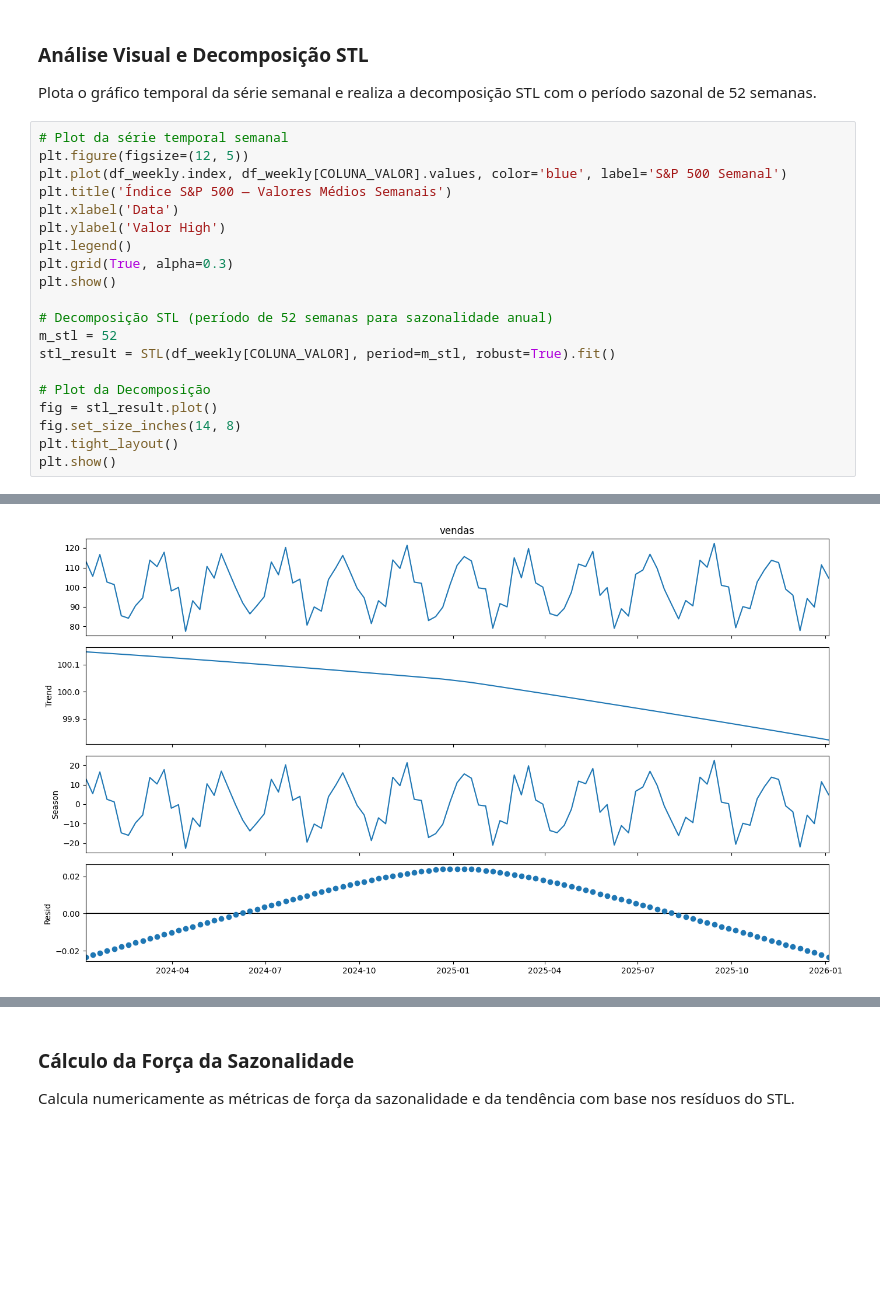
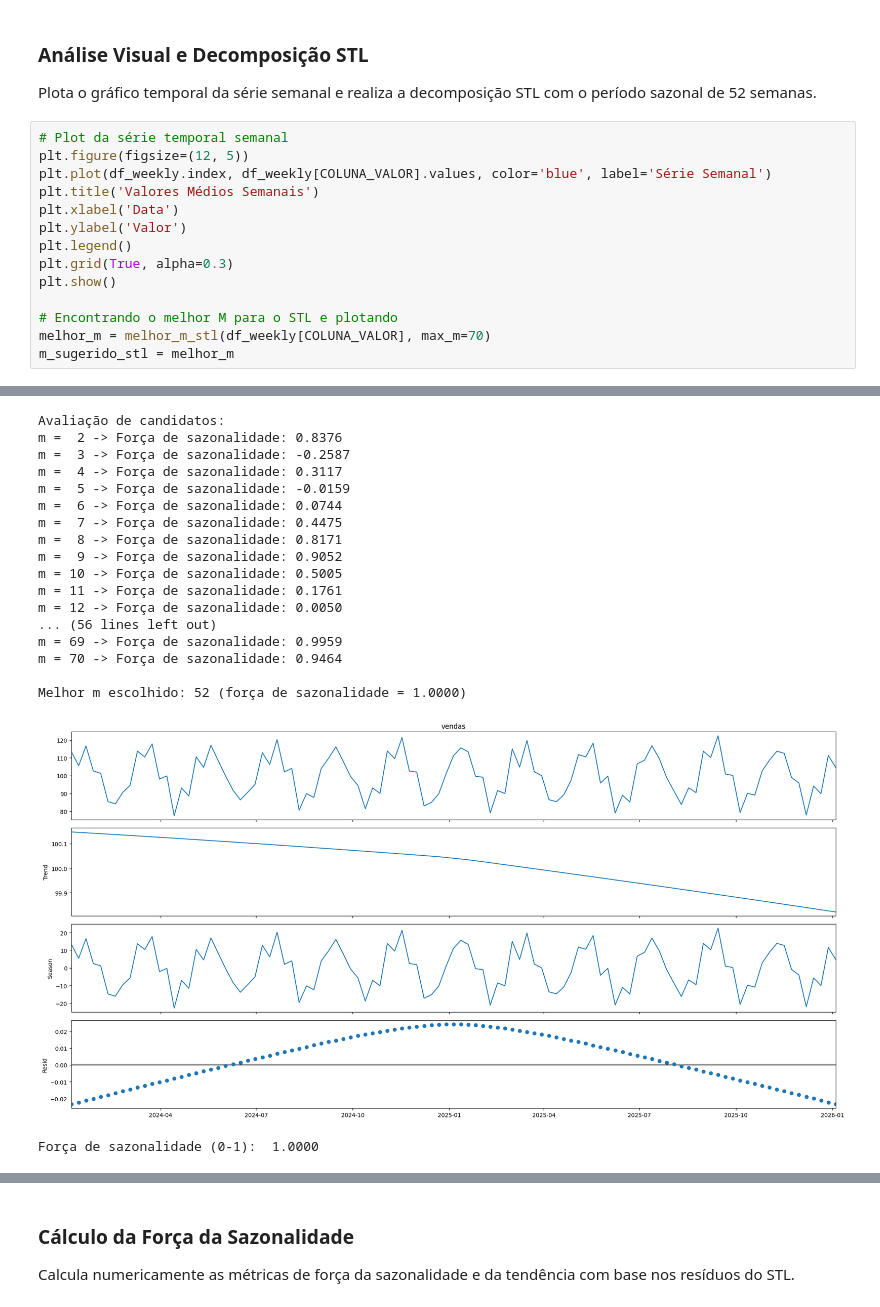
Before and after one commit to LeleNascimennto/sarima-model, a Jupyter notebook: pipeline.ipynb, the cells around one changed output, grey strips where cells are left out. Drawn from its saved outputs; the diff is of its cells as text; blank space fills up the shorter version.

```diff
--- a/pipeline.ipynb
+++ b/pipeline.ipynb
@@ -361,21 +426,15 @@ Plota o gráfico temporal da série semanal e realiza a decomposição STL com o
 # %%
 # Plot da série temporal semanal
 plt.figure(figsize=(12, 5))
-plt.plot(df_weekly.index, df_weekly[COLUNA_VALOR].values, color='blue', label='S&P 500 Semanal')
-plt.title('Índice S&P 500 — Valores Médios Semanais')
+plt.plot(df_weekly.index, df_weekly[COLUNA_VALOR].values, color='blue', label='Série Semanal')
+plt.title('Valores Médios Semanais')
 plt.xlabel('Data')
-plt.ylabel('Valor High')
+plt.ylabel('Valor')
 plt.legend()
 plt.grid(True, alpha=0.3)
 plt.show()
 
-# Decomposição STL (período de 52 semanas para sazonalidade anual)
-m_stl = 52
-stl_result = STL(df_weekly[COLUNA_VALOR], period=m_stl, robust=True).fit()
-
-# Plot da Decomposição
-fig = stl_result.plot()
-fig.set_size_inches(14, 8)
-plt.tight_layout()
-plt.show()
+# Encontrando o melhor M para o STL e plotando
+melhor_m = melhor_m_stl(df_weekly[COLUNA_VALOR], max_m=70)
+m_sugerido_stl = melhor_m
 # %% [output]
@@ -383 +442,19 @@ plt.show()
+Avaliação de candidatos:
+m =  2 -> Força de sazonalidade: 0.8376
+m =  3 -> Força de sazonalidade: -0.2587
+m =  4 -> Força de sazonalidade: 0.3117
+m =  5 -> Força de sazonalidade: -0.0159
+m =  6 -> Força de sazonalidade: 0.0744
+m =  7 -> Força de sazonalidade: 0.4475
+m =  8 -> Força de sazonalidade: 0.8171
+m =  9 -> Força de sazonalidade: 0.9052
+m = 10 -> Força de sazonalidade: 0.5005
+m = 11 -> Força de sazonalidade: 0.1761
+m = 12 -> Força de sazonalidade: 0.0050
+... (56 lines left out)
+m = 69 -> Força de sazonalidade: 0.9959
+m = 70 -> Força de sazonalidade: 0.9464
+
+Melhor m escolhido: 52 (força de sazonalidade = 1.0000)
-[figure, old version]
+[figure, new version]
+Força de sazonalidade (0-1):  1.0000
```
Also changed, not shown: parts of 22 cells of this notebook.
